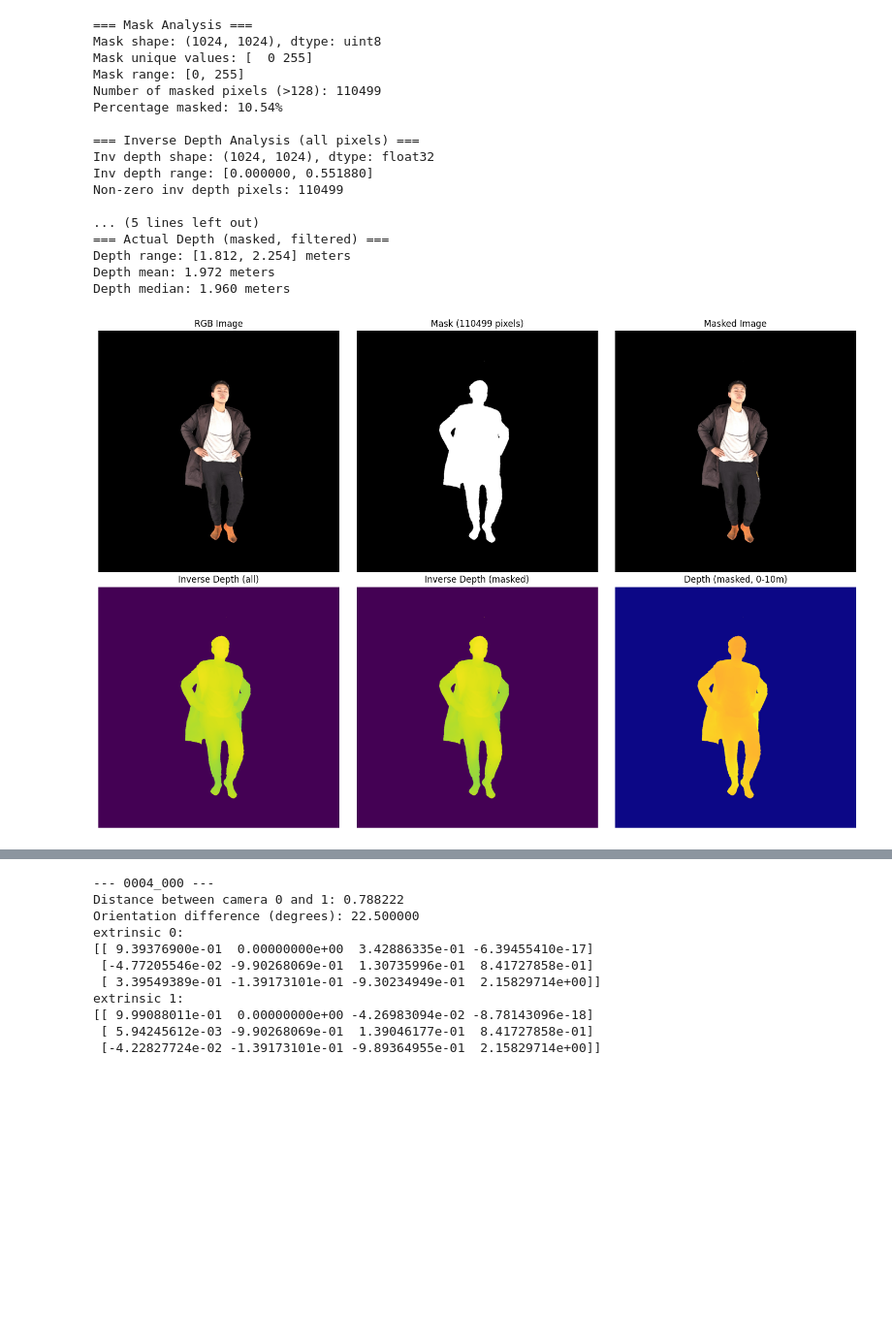
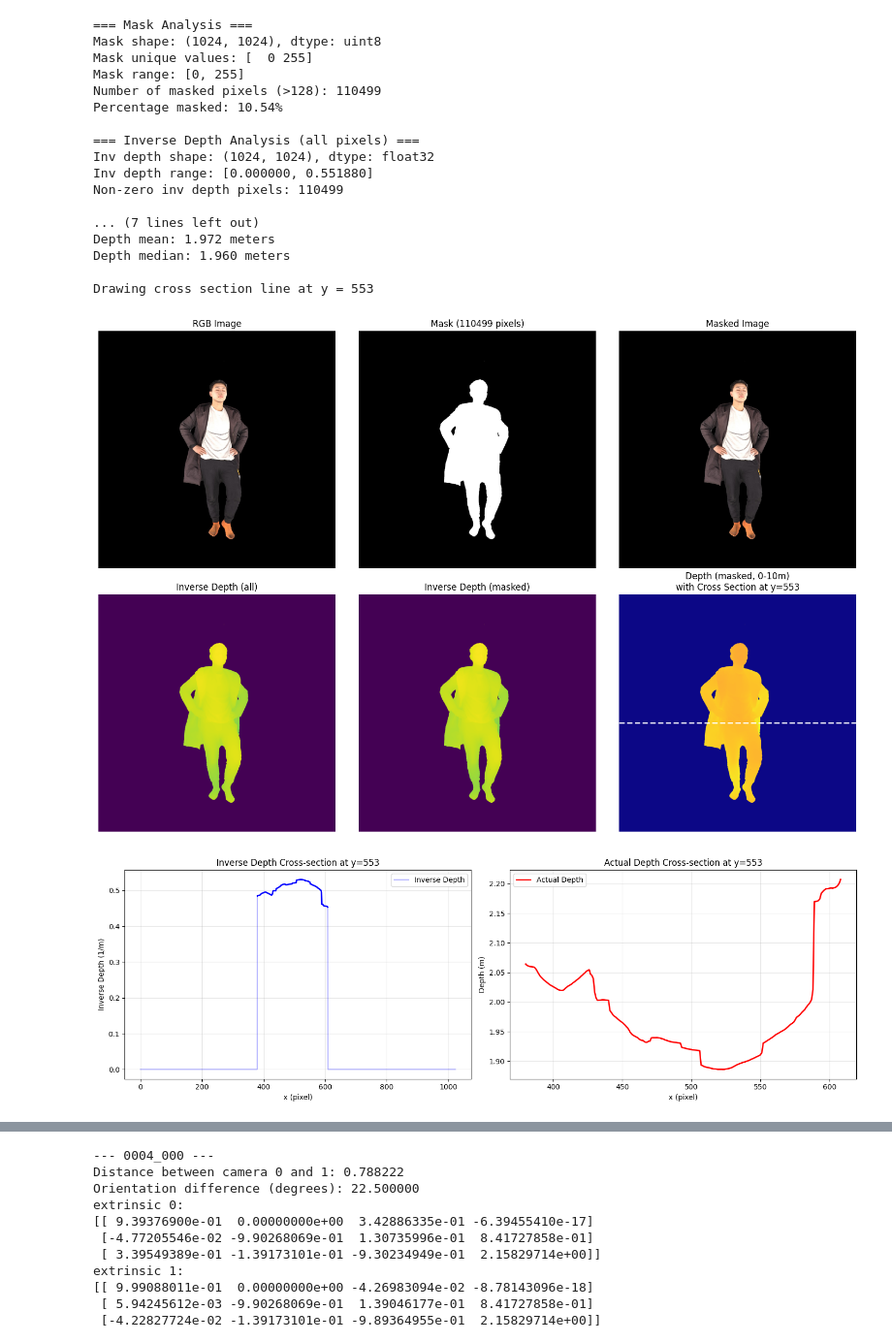
Before and after one commit to pengcanon/GPS-Gaussian, a Jupyter notebook: data_processing.ipynb, the cells around one changed output, grey strips where cells are left out. Shown at 97% size. Cells and saved outputs as stored; diff of their text form; code cells hidden in the pictures; blank space fills up the shorter version.

Commit message:
data generation

```diff
--- a/data_processing.ipynb
+++ b/data_processing.ipynb
@@ -297,6 +377,15 @@ print(f"Depth range: [{masked_depth.min():.3f}, {masked_depth.max():.3f}] meters
 print(f"Depth mean: {masked_depth.mean():.3f} meters")
 print(f"Depth median: {np.median(masked_depth):.3f} meters")
 
+# Find center y for cross section
+y_indices, x_indices = np.where(mask > 128)
+if len(y_indices) > 0:
+    unique_ys = np.unique(y_indices)
+    mid_y = unique_ys[len(unique_ys) // 2]
+else:
+    mid_y = img.shape[0] // 2
+print(f"\nDrawing cross section line at y = {mid_y}")
+
 # Visualize
 fig, axes = plt.subplots(2, 3, figsize=(15, 10))
 
@@ -319,38 +408,79 @@ axes[1, 0].axis('off')
 masked_inv_depth_vis = np.zeros_like(inv_depth)
 masked_inv_depth_vis[mask > 128] = inv_depth[mask > 128]
 axes[1, 1].imshow(masked_inv_depth_vis, cmap='viridis')
 axes[1, 1].set_title('Inverse Depth (masked)')
 axes[1, 1].axis('off')
 
 # Depth visualization (clipped for visibility)
 depth_vis = 1.0 / (inv_depth + 1e-8)
 depth_vis = np.clip(depth_vis, 0, 10)  # Clip to 10m for visualization
 depth_vis[mask <= 128] = 0
 axes[1, 2].imshow(depth_vis, cmap='plasma')
-axes[1, 2].set_title('Depth (masked, 0-10m)')
+
+# Draw cross section line
+axes[1, 2].axhline(y=mid_y, color='white', linestyle='--', linewidth=2)
+
+axes[1, 2].set_title(f'Depth (masked, 0-10m)\nwith Cross Section at y={mid_y}')
 axes[1, 2].axis('off')
 
 plt.tight_layout()
 plt.show()
+
+# --- Plot Cross Section Graph ---
+plt.figure(figsize=(15, 5))
+
+# Extract line data
+line_mask = mask[mid_y, :] > 128
+line_inv_depth = inv_depth[mid_y, :].copy()
+
+# Prepare Depth line (set invalid to NaN for plotting gaps)
+line_depth = 1.0 / (line_inv_depth + 1e-8)
+line_depth[~line_mask] = np.nan
+# Filter crazy large values for better plot scaling
+line_depth[line_depth > 10] = np.nan
+
+# Plot Inverse Depth
+plt.subplot(1, 2, 1)
+plt.plot(line_inv_depth, label='Inverse Depth', color='blue', alpha=0.3)
+# Highlight valid region
+plt.plot(np.where(line_mask, line_inv_depth, np.nan), color='blue', linewidth=2)
+plt.title(f'Inverse Depth Cross-section at y={mid_y}')
+plt.xlabel('x (pixel)')
+plt.ylabel('Inverse Depth (1/m)')
+plt.grid(True, alpha=0.3)
+plt.legend()
+
+# Plot Actual Depth
+plt.subplot(1, 2, 2)
+plt.plot(line_depth, label='Actual Depth', color='red', linewidth=2)
+plt.title(f'Actual Depth Cross-section at y={mid_y}')
+plt.xlabel('x (pixel)')
+plt.ylabel('Depth (m)')
+plt.grid(True, alpha=0.3)
+plt.legend()
+
+plt.tight_layout()
+plt.show()
 # %% [output]
 === Mask Analysis ===
 Mask shape: (1024, 1024), dtype: uint8
 Mask unique values: [  0 255]
 Mask range: [0, 255]
 Number of masked pixels (>128): 110499
 Percentage masked: 10.54%
 
 === Inverse Depth Analysis (all pixels) ===
 Inv depth shape: (1024, 1024), dtype: float32
 Inv depth range: [0.000000, 0.551880]
 Non-zero inv depth pixels: 110499
 
-... (5 lines left out)
-=== Actual Depth (masked, filtered) ===
-Depth range: [1.812, 2.254] meters
+... (7 lines left out)
 Depth mean: 1.972 meters
 Depth median: 1.960 meters
+
+Drawing cross section line at y = 553
-[figure, old version]
+[figure, new version]
+[figure, added]
 # %%
 import cv2
 import open3d as o3d
```
Also changed, not shown: parts of 13 cells of this notebook, 2 other files.
